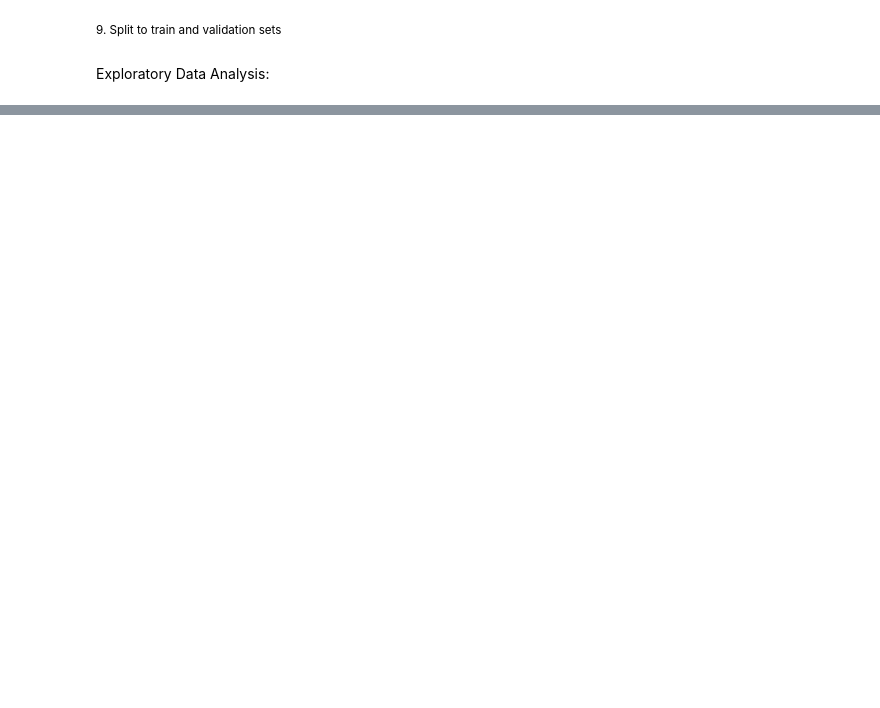
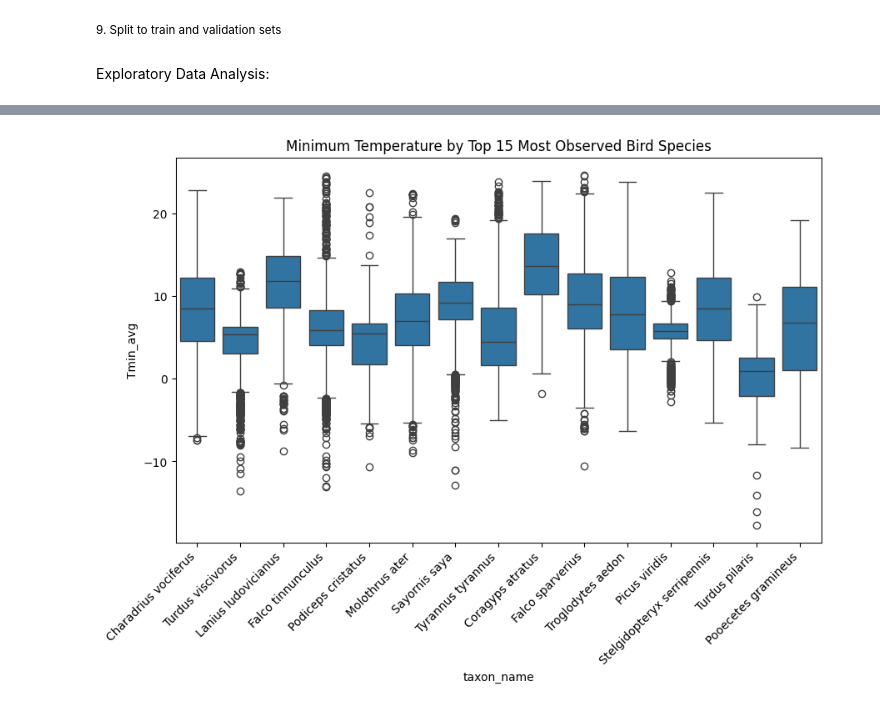
Before and after one commit to hayamikkawi/SpeciesPrediction, a Jupyter notebook: species.miniproc.ipynb, the cells around one changed output, grey strips where cells are left out. Saved outputs shown, nothing was run; the diff lists cells and outputs as text; code cells hidden in the pictures; blank space fills up the shorter version.

```diff
--- a/species.miniproc.ipynb
+++ b/species.miniproc.ipynb
@@ -252,0 +388,11 @@ Models:
+# %%
+# choose the top 15 species to do the analysis on Min Temp
+top_species = df['taxon_name'].value_counts().head(15).index
+df_top15 = df[df['taxon_name'].isin(top_species)]
+plt.figure(figsize=(10,6))
+sns.boxplot(x='taxon_name', y='Tmin_avg', data=df_top15)
+plt.xticks(rotation=45, ha='right')
+plt.title('Minimum Temperature by Top 15 Most Observed Bird Species')
+plt.show()
+# %% [output]
+[figure, added]
```
Also changed, not shown: parts of 69 cells of this notebook.
